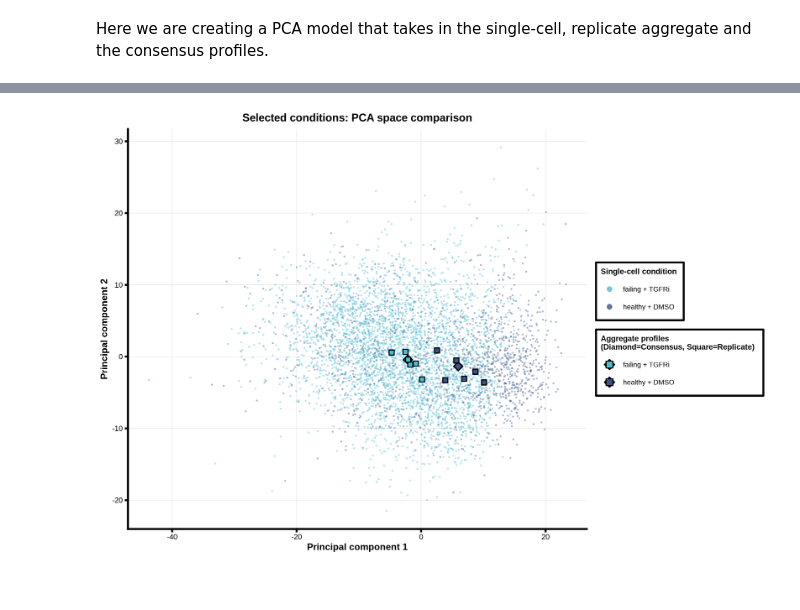
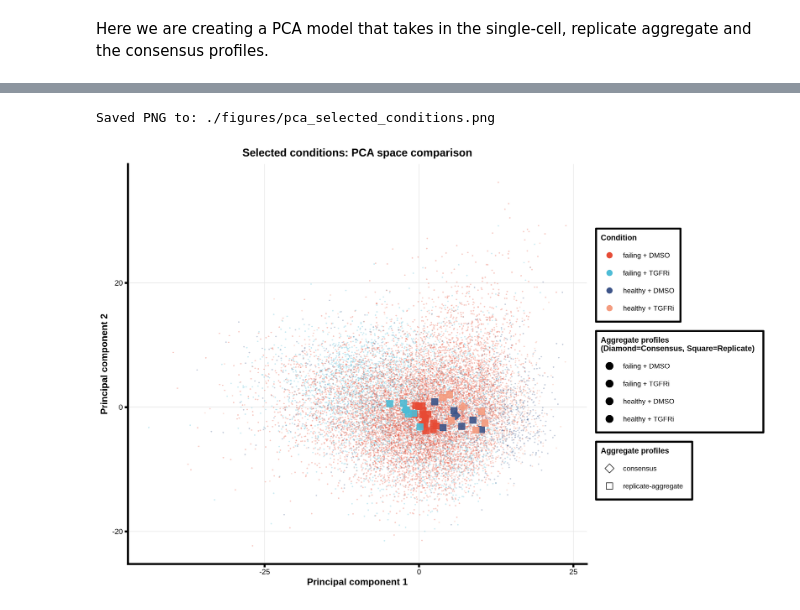
Before and after one commit to WayScience/buscar, a Jupyter notebook: notebooks/2.cfret-analysis/plots/4.sc-agg-consensus-pca-plot.ipynb, the cells around one changed output, grey strips where cells are left out. Drawn from its saved outputs; the diff is of its cells as text; code cells hidden in the pictures.

Commit message:
updated env; added plots; updated notebooks

```diff
--- a/notebooks/2.cfret-analysis/plots/4.sc-agg-consensus-pca-plot.ipynb
+++ b/notebooks/2.cfret-analysis/plots/4.sc-agg-consensus-pca-plot.ipynb
@@ -14,14 +14,14 @@ library(IRdisplay)})
 setting input and output paths
 # %%
 data_dir <- file.path("../../0.download-data/data/sc-profiles")
-results_path <- file.path("./results")
+figures_dir <- file.path("./figures")
 module_results_path <- file.path("../results")
 
 cfret_profiles <- file.path(data_dir, "cfret/localhost230405150001_sc_feature_selected.parquet")
 consensus_profiles_path <- file.path(module_results_path, "aggregate_profiles/cfret_consensus_profiles.parquet")
 rep_agg_profiles_path <- file.path(module_results_path, "aggregate_profiles/cfret_replicate_profiles.parquet")
 
-dir.create(results_path, showWarnings = FALSE, recursive = TRUE)
+dir.create(figures_dir, showWarnings = FALSE, recursive = TRUE)
 # %% [markdown]
 Loading in profiles
 # %%
@@ -167,5 +176,5 @@ pca_plot
 # %%
-selected_conditions <- c("healthy + DMSO", "failing + TGFRi", "failing + drug_x")
+selected_conditions <- c("failing + DMSO", "failing + TGFRi", "healthy + DMSO", "healthy + TGFRi")
 
 single_cell_filtered <- single_cell_data %>%
   filter(Condition %in% selected_conditions)
@@ -176,42 +185,36 @@ consensus_filtered <- consensus_data %>%
 rep_agg_filtered <- rep_agg_data %>%
   filter(Condition %in% selected_conditions)
 
-condition_colors_filtered <- c(
-  "healthy + DMSO" = "#3C5488",
-  "failing + TGFRi" = "#4DBBD5",
-  "failing + drug_x" = "#00A087"
-)
-
 p_filtered <- ggplot() +
   geom_point(
     data = single_cell_filtered,
     aes(x = PC1, y = PC2, color = Condition),
-    size = 0.8,
-    alpha = 0.4,
+    size = 0.5,
+    alpha = 0.3,
     shape = 16
   ) +
   geom_point(
     data = consensus_filtered,
-    aes(x = PC1, y = PC2, fill = Condition),
-    size = 3.5,
-    shape = 23,
-    color = "black",
-    stroke = 1.2
+    aes(x = PC1, y = PC2, color = Condition, fill = Condition, shape = Metadata_data_type),
+    size = 4,
+    alpha = 0.9
   ) +
   geom_point(
     data = rep_agg_filtered,
-    aes(x = PC1, y = PC2, fill = Condition),
-    size = 2.8,
-    shape = 22,
-    color = "black",
-    stroke = 1
+    aes(x = PC1, y = PC2, color = Condition, fill = Condition, shape = Metadata_data_type),
+    size = 4,
+    alpha = 0.9
   ) +
   scale_color_manual(
-    values = condition_colors_filtered,
-    name = "Single-cell condition"
+    values = condition_colors,
+    name = "Condition"
   ) +
   scale_fill_manual(
-    values = condition_colors_filtered,
+    values = condition_colors,
+    name = "Condition"
+  ) +
+  scale_shape_manual(
+    values = shape_map,
     name = "Aggregate profiles"
   ) +
   labs(
@@ -224,33 +227,38 @@ p_filtered <- ggplot() +
     text = element_text(family = "sans"),
     plot.title = element_text(face = "bold", size = 14, hjust = 0.5),
     axis.title = element_text(face = "bold", size = 12),
     axis.line = element_line(linewidth = 1.2),
     axis.ticks = element_line(linewidth = 1.2),
     axis.ticks.length = unit(0.15, "cm"),
     legend.position = "right",
     legend.box = "vertical",
     legend.title = element_text(face = "bold", size = 10),
     legend.text = element_text(size = 9),
     legend.key.size = unit(0.8, "cm"),
     legend.background = element_rect(color = "black", linewidth = 1.2),
     panel.grid.major = element_line(color = "gray90", linewidth = 0.3),
     panel.grid.minor = element_blank()
   ) +
   guides(
     color = guide_legend(
       override.aes = list(size = 3, alpha = 0.8),
       order = 1
     ),
     fill = guide_legend(
       override.aes = list(size = 4),
       order = 2,
       title = "Aggregate profiles\n(Diamond=Consensus, Square=Replicate)"
     )
   )
 
-output_path_filtered <- file.path(results_path, "pca_selected_conditions.png")
-ggsave(output_path_filtered, plot = p_filtered, width = 12, height = 8, dpi = 300, bg = "white")
+# Save plots
+output_path_filtered_png <- file.path(figures_dir, "pca_selected_conditions.png")
+
+ggsave(output_path_filtered_png, plot = p_filtered, width = 12, height = 8, dpi = 300, bg = "white")
+
+cat(sprintf("\nSaved PNG to: %s\n", output_path_filtered_png))
 
 p_filtered
 # %% [output]
+Saved PNG to: ./figures/pca_selected_conditions.png
-[figure, old version]
+[figure, new version]
```
Also changed, not shown: parts of 1 cell of this notebook, 18 other files.
